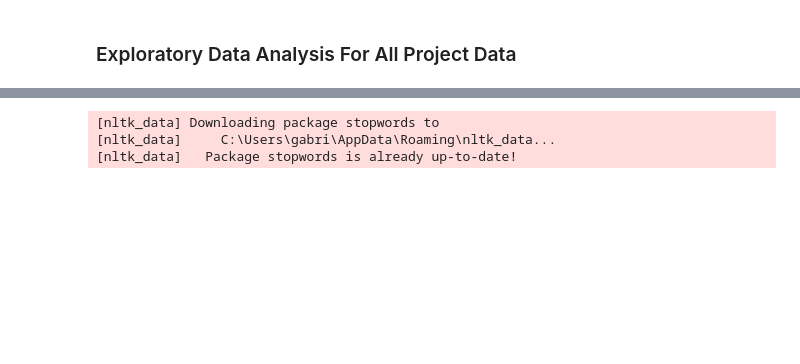
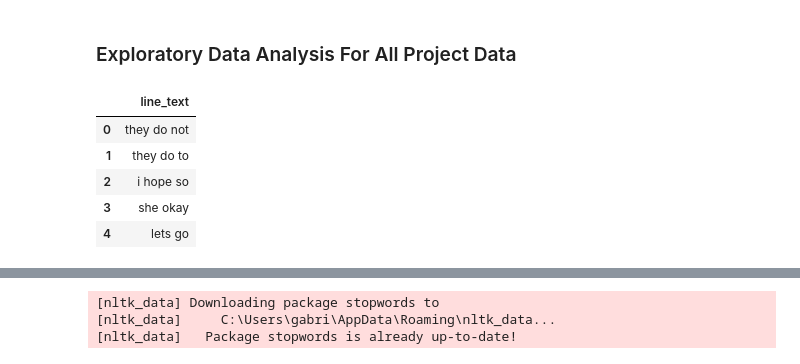
Before and after one commit to PhilipFelizarta/Generative_ChatBot_Final, a Jupyter notebook: EDA.ipynb, the cells around one changed output, grey strips where cells are left out. Cells and saved outputs as stored; diff of their text form; code cells hidden in the pictures; blank space fills up the shorter version.

```diff
--- a/EDA.ipynb
+++ b/EDA.ipynb
@@ -13,0 +14,9 @@ cleaned_lines_df = pd.read_csv('C:\\MSAAI\\AAI-520\\Generative_ChatBot_Final\\cl
+# %%
+romantic_lines.head()
+# %% [output]
+|  | line_text |
+| 0 | they do not |
+| 1 | they do to |
+| 2 | i hope so |
+| 3 | she okay |
+| 4 | lets go |
```
Also changed, not shown: parts of 10 cells of this notebook, 2 other files.
